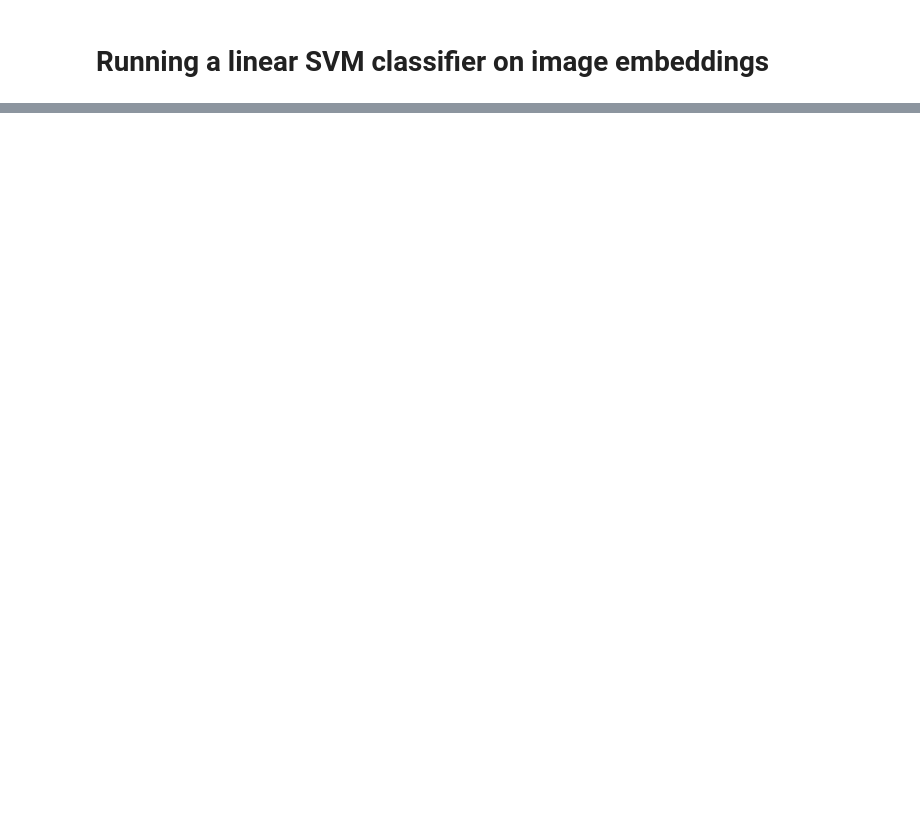
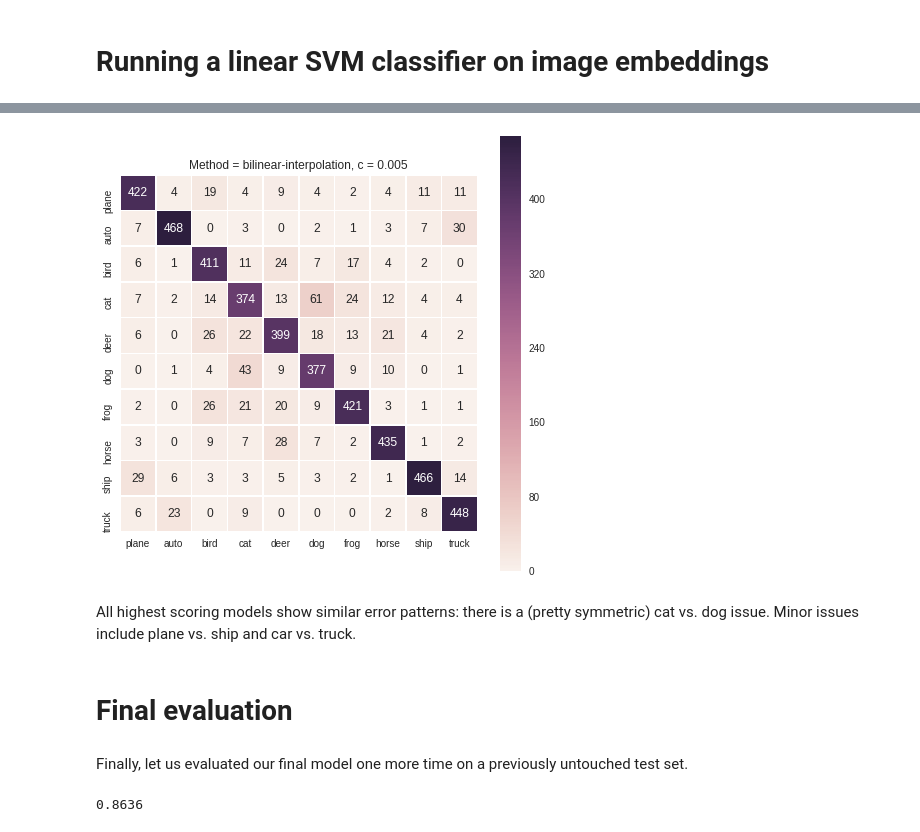
Before and after one commit to tomekkorbak/cifar10-experiments, a Jupyter notebook: cifar10_experiment1.ipynb, the cells around one changed output, grey strips where cells are left out. Cells and saved outputs as stored; diff of their text form; code cells hidden in the pictures; blank space fills up the shorter version.

```diff
--- a/cifar10_experiment1.ipynb
+++ b/cifar10_experiment1.ipynb
@@ -366,0 +441,10 @@ ax = sns.heatmap(confusions, square=True, xticklabels=labels, yticklabels=labels
+# %%
+show_confusion_matrix('bilinear-interpolation', 0.005)
+# %% [output]
+[figure, added]
+# %% [markdown]
+All highest scoring models show similar error patterns: there is a (pretty symmetric) cat vs. dog issue. Minor issues include plane vs. ship and car vs. truck.
+# %% [markdown]
+# Final evaluation
+# %% [markdown]
+Finally, let us evaluated our final model one more time on a previously untouched test set.
@@ -366,0 +453,11 @@ ax = sns.heatmap(confusions, square=True, xticklabels=labels, yticklabels=labels
+# %%
+final_method = 'lanczos-interpolation'
+final_c = 0.005
+clf = joblib.load(final_method + str(final_c) + '.pkl')
+
+test_features = extract_features(inception_feature_extractor,
+                                 get_loader(cifar_test, transforms[final_method]))
+score = clf.score(test_features, cifar_test.test_labels)
+print(score)
+# %% [output]
+0.8636
```
Also changed, not shown: parts of 25 cells of this notebook, 1 other file.
